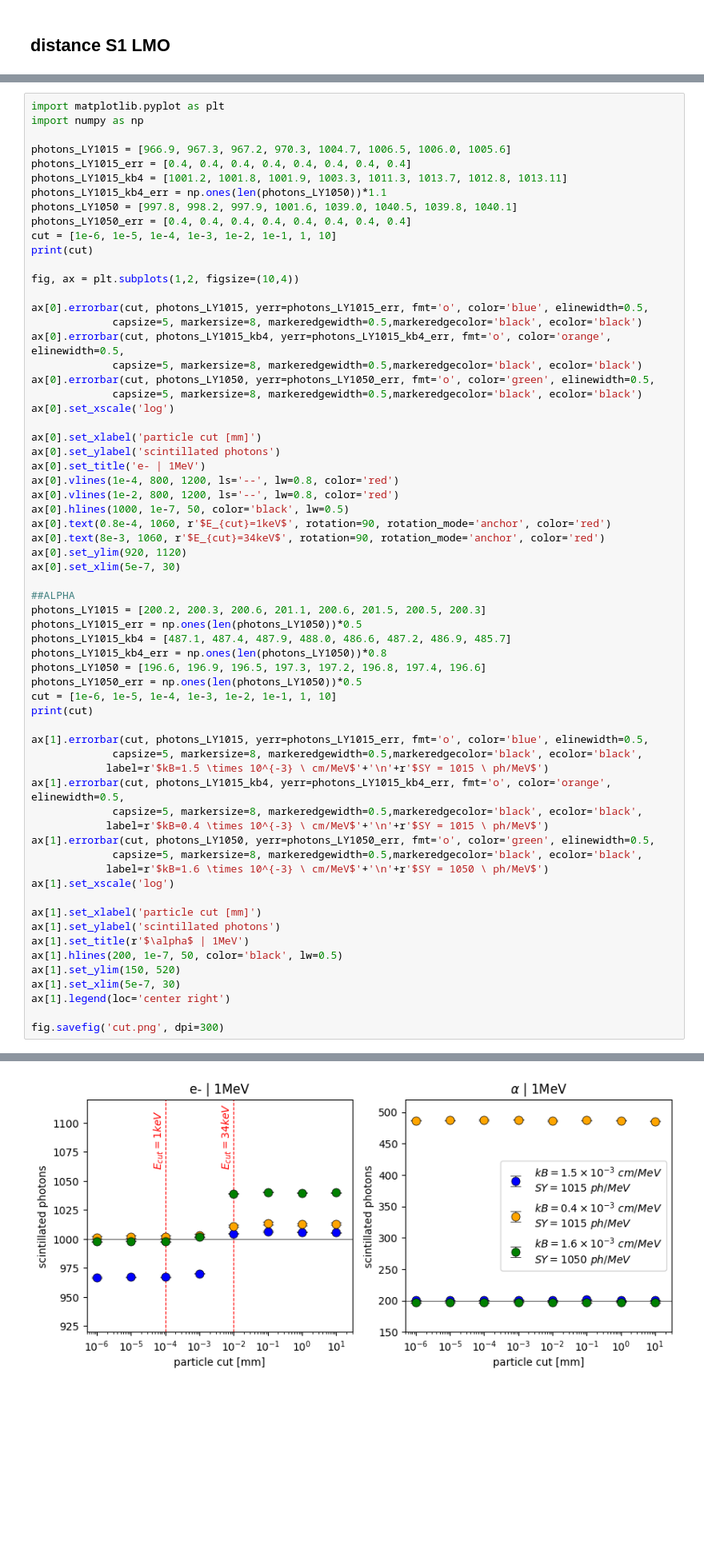
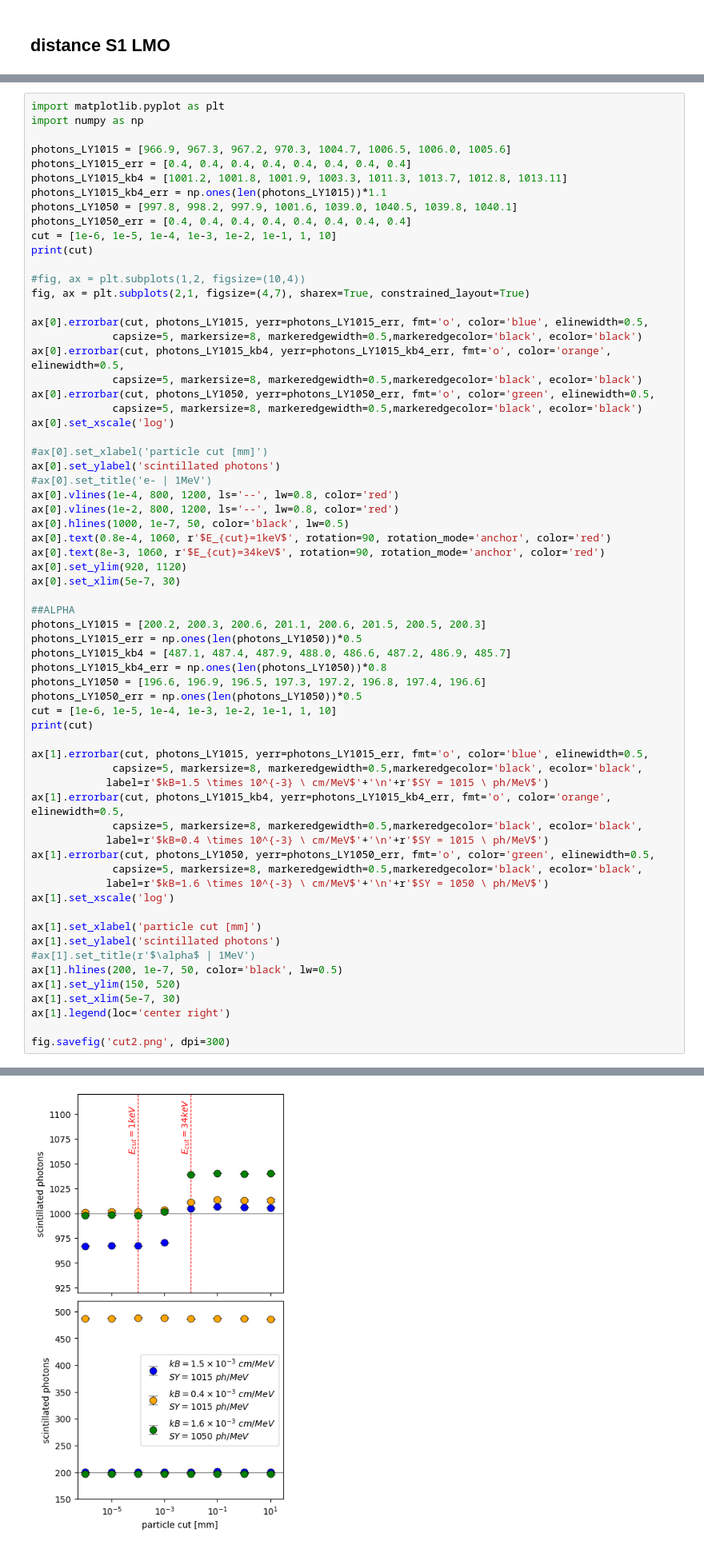
Before and after one commit to ahuber33/CUPID_LP2IB, a Jupyter notebook: PYTHON/data_Leonard.ipynb, the cells around one changed output, grey strips where cells are left out. Shown at 80% size. Drawn from its saved outputs; the diff is of its cells as text; blank space fills up the shorter version.

```diff
--- a/PYTHON/data_Leonard.ipynb
+++ b/PYTHON/data_Leonard.ipynb
@@ -355,13 +396,14 @@ import numpy as np
 photons_LY1015 = [966.9, 967.3, 967.2, 970.3, 1004.7, 1006.5, 1006.0, 1005.6]
 photons_LY1015_err = [0.4, 0.4, 0.4, 0.4, 0.4, 0.4, 0.4, 0.4]
 photons_LY1015_kb4 = [1001.2, 1001.8, 1001.9, 1003.3, 1011.3, 1013.7, 1012.8, 1013.11]
-photons_LY1015_kb4_err = np.ones(len(photons_LY1050))*1.1
+photons_LY1015_kb4_err = np.ones(len(photons_LY1015))*1.1
 photons_LY1050 = [997.8, 998.2, 997.9, 1001.6, 1039.0, 1040.5, 1039.8, 1040.1]
 photons_LY1050_err = [0.4, 0.4, 0.4, 0.4, 0.4, 0.4, 0.4, 0.4]
 cut = [1e-6, 1e-5, 1e-4, 1e-3, 1e-2, 1e-1, 1, 10]
 print(cut)
 
-fig, ax = plt.subplots(1,2, figsize=(10,4))
+#fig, ax = plt.subplots(1,2, figsize=(10,4))
+fig, ax = plt.subplots(2,1, figsize=(4,7), sharex=True, constrained_layout=True)
 
 ax[0].errorbar(cut, photons_LY1015, yerr=photons_LY1015_err, fmt='o', color='blue', elinewidth=0.5,
              capsize=5, markersize=8, markeredgewidth=0.5,markeredgecolor='black', ecolor='black')
@@ -371,9 +413,9 @@ ax[0].errorbar(cut, photons_LY1050, yerr=photons_LY1050_err, fmt='o', color='gre
              capsize=5, markersize=8, markeredgewidth=0.5,markeredgecolor='black', ecolor='black')
 ax[0].set_xscale('log')
 
-ax[0].set_xlabel('particle cut [mm]')
+#ax[0].set_xlabel('particle cut [mm]')
 ax[0].set_ylabel('scintillated photons')
-ax[0].set_title('e- | 1MeV')
+#ax[0].set_title('e- | 1MeV')
 ax[0].vlines(1e-4, 800, 1200, ls='--', lw=0.8, color='red')
 ax[0].vlines(1e-2, 800, 1200, ls='--', lw=0.8, color='red')
 ax[0].hlines(1000, 1e-7, 50, color='black', lw=0.5)
@@ -386,33 +428,33 @@ ax[0].set_xlim(5e-7, 30)
 photons_LY1015 = [200.2, 200.3, 200.6, 201.1, 200.6, 201.5, 200.5, 200.3]
 photons_LY1015_err = np.ones(len(photons_LY1050))*0.5
 photons_LY1015_kb4 = [487.1, 487.4, 487.9, 488.0, 486.6, 487.2, 486.9, 485.7]
 photons_LY1015_kb4_err = np.ones(len(photons_LY1050))*0.8
 photons_LY1050 = [196.6, 196.9, 196.5, 197.3, 197.2, 196.8, 197.4, 196.6]
 photons_LY1050_err = np.ones(len(photons_LY1050))*0.5
 cut = [1e-6, 1e-5, 1e-4, 1e-3, 1e-2, 1e-1, 1, 10]
 print(cut)
 
 ax[1].errorbar(cut, photons_LY1015, yerr=photons_LY1015_err, fmt='o', color='blue', elinewidth=0.5,
              capsize=5, markersize=8, markeredgewidth=0.5,markeredgecolor='black', ecolor='black',
             label=r'$kB=1.5 \times 10^{-3} \ cm/MeV$'+'\n'+r'$SY = 1015 \ ph/MeV$')
 ax[1].errorbar(cut, photons_LY1015_kb4, yerr=photons_LY1015_kb4_err, fmt='o', color='orange', elinewidth=0.5,
              capsize=5, markersize=8, markeredgewidth=0.5,markeredgecolor='black', ecolor='black',
             label=r'$kB=0.4 \times 10^{-3} \ cm/MeV$'+'\n'+r'$SY = 1015 \ ph/MeV$')
 ax[1].errorbar(cut, photons_LY1050, yerr=photons_LY1050_err, fmt='o', color='green', elinewidth=0.5,
              capsize=5, markersize=8, markeredgewidth=0.5,markeredgecolor='black', ecolor='black',
             label=r'$kB=1.6 \times 10^{-3} \ cm/MeV$'+'\n'+r'$SY = 1050 \ ph/MeV$')
 ax[1].set_xscale('log')
 
 ax[1].set_xlabel('particle cut [mm]')
 ax[1].set_ylabel('scintillated photons')
-ax[1].set_title(r'$\alpha$ | 1MeV')
+#ax[1].set_title(r'$\alpha$ | 1MeV')
 ax[1].hlines(200, 1e-7, 50, color='black', lw=0.5)
 ax[1].set_ylim(150, 520)
 ax[1].set_xlim(5e-7, 30)
 ax[1].legend(loc='center right')
 
-fig.savefig('cut.png', dpi=300)
+fig.savefig('cut2.png', dpi=300)
 # %% [output]
 [1e-06, 1e-05, 0.0001, 0.001, 0.01, 0.1, 1, 10]
 [1e-06, 1e-05, 0.0001, 0.001, 0.01, 0.1, 1, 10]
-[figure, old version]
+[figure, new version]
```
Also changed, not shown: parts of 6 cells of this notebook, 13 other files.
